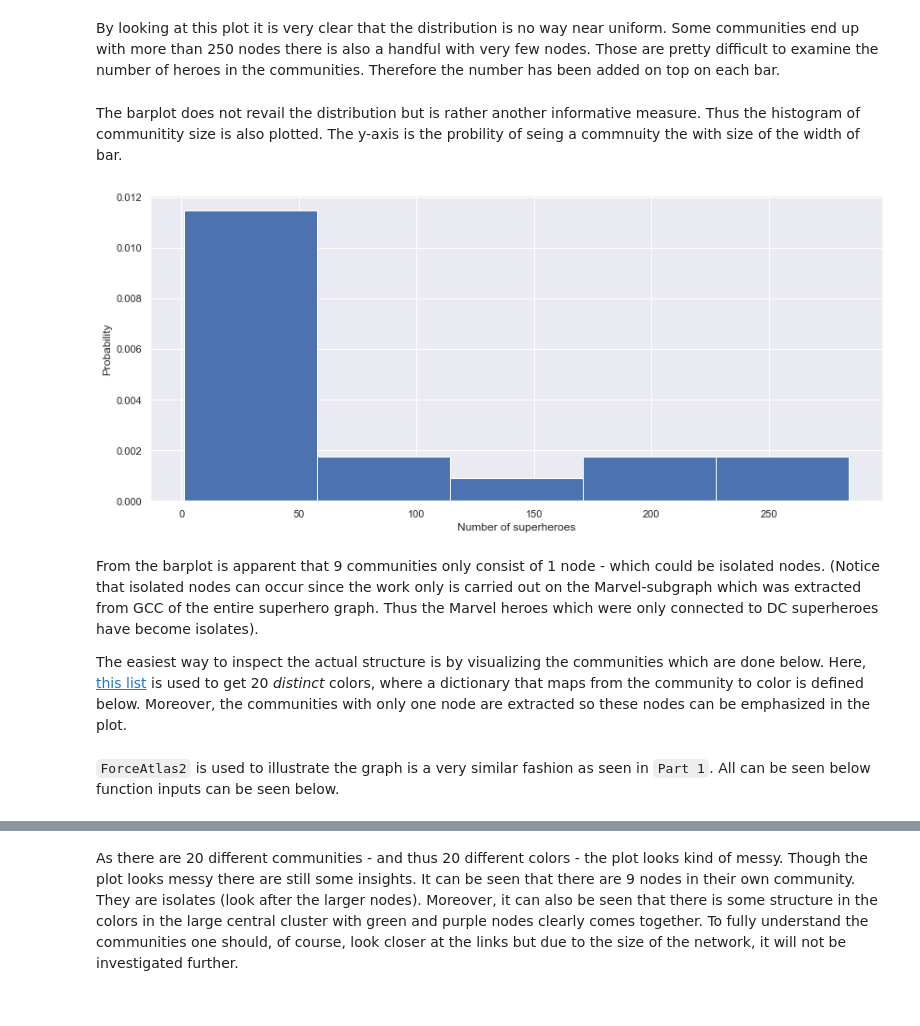
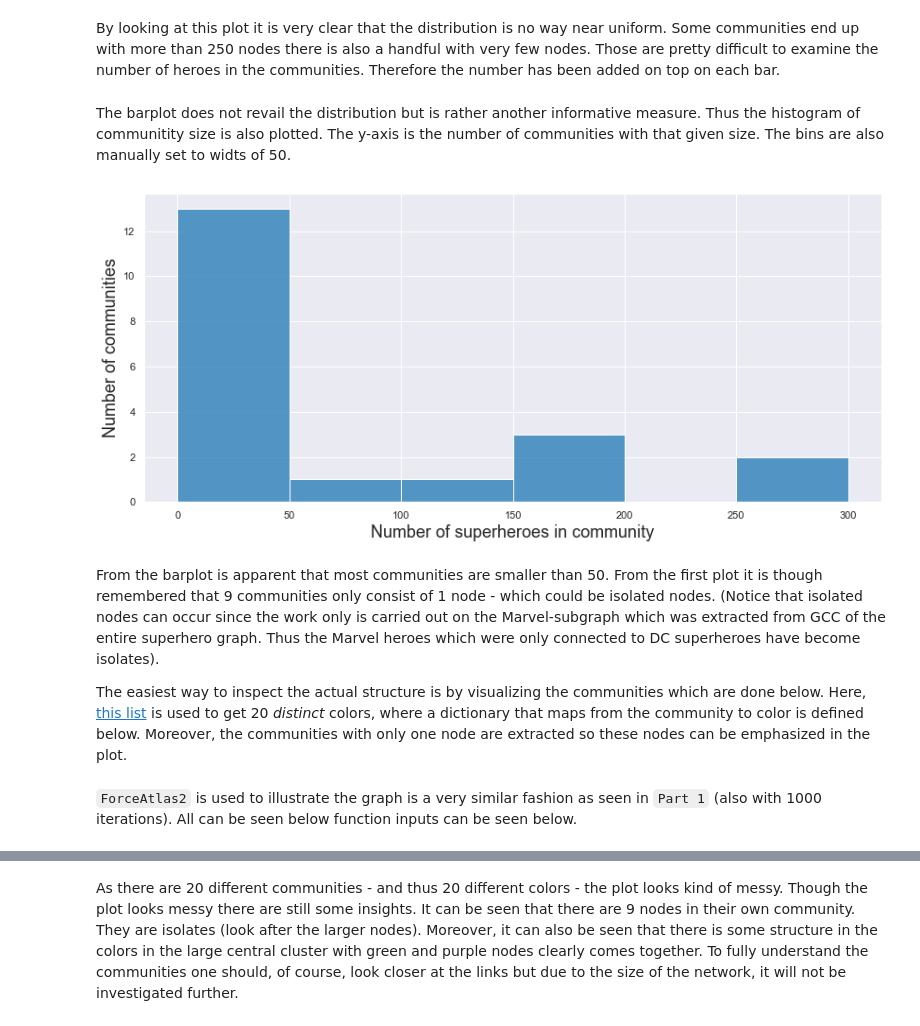
Before and after one commit to idariis/Social-Graphs-Project-E20, a Jupyter notebook: Assignment2/Assignment2.ipynb, the cells around one changed output, grey strips where cells are left out. Saved outputs shown, nothing was run; the diff lists cells and outputs as text; code cells hidden in the pictures.

```diff
--- a/Assignment2/Assignment2.ipynb
+++ b/Assignment2/Assignment2.ipynb
@@ -533,7 +566,8 @@ communitiesMarvel
 # %% [markdown]
 Now, this dictionary is *reversed* so it is possible to easily find the nodes, i.e. superheroes, that belong to a given community. The output is also illustrated:
 # %%
-communities_dict = {c: [k for k,v in communitiesMarvel.items() if v == c]
+# Reverse dict
+communities_dict = {c: [super_hero for super_hero, community in communitiesMarvel.items() if community == c]
                     for c in set(communitiesMarvel.values())}
 
 # Show data structure
@@ -604,17 +640,18 @@ plt.show()
 # %% [markdown]
 By looking at this plot it is very clear that the distribution is no way near uniform. Some communities end up with more than 250 nodes there is also a handful with very few nodes. Those are pretty difficult to examine the number of heroes in the communities. Therefore the number has been added on top on each bar.
 # %% [markdown]
-The barplot does not revail the distribution but is rather another informative measure. Thus the histogram of communitity size is also plotted. The y-axis is the probility of seing a commnuity the with size of the width of bar.
+The barplot does not revail the distribution but is rather another informative measure. Thus the histogram of communitity size is also plotted. The y-axis is the number of communities with that given size. The bins are also manually set to widts of 50.
 # %%
 plt.figure(figsize = (14,6))
-plt.hist([len(com) for com in communities_dict.values()], bins=5, density=True)
-plt.ylabel('Probability')
-plt.xlabel('Number of superheroes');
+sns.histplot([len(com) for com in communities_dict.values()], color = "tab:blue",
+         bins=range(0, int(np.ceil(max([len(com) for com in communities_dict.values()])/50)*50)+50, 50))
+plt.ylabel('Number of communities', fontsize = 18)
+plt.xlabel('Number of superheroes in community', fontsize = 18);
 plt.show()
 # %% [output]
-[figure, old version]
+[figure, new version]
 # %% [markdown]
-From the barplot is apparent that 9 communities only consist of 1 node -  which could be isolated nodes.  (Notice that isolated nodes can occur since the work only is carried out on the Marvel-subgraph which was extracted from GCC of the entire superhero graph. Thus the Marvel heroes which were only connected to DC superheroes have become isolates).
+From the barplot is apparent that most communities are smaller than 50. From the first plot it is though remembered that 9 communities only consist of 1 node -  which could be isolated nodes. (Notice that isolated nodes can occur since the work only is carried out on the Marvel-subgraph which was extracted from GCC of the entire superhero graph. Thus the Marvel heroes which were only connected to DC superheroes have become isolates).
 
 The easiest way to inspect the actual structure is by visualizing the communities which are done below. Here, [this list](https://sashamaps.net/docs/resources/20-colors/) is used to get 20 *distinct* colors, where a dictionary that maps from the community to color is defined below. Moreover, the communities with only one node are extracted so these nodes can be emphasized in the plot.
 # %%
@@ -629,7 +666,7 @@ color_dict = {
 # Communities with only one node
 single_coms = [k for k,v in communities_dict.items() if len(v) == 1]
 # %% [markdown]
-`ForceAtlas2` is used to illustrate the graph is a very similar fashion as seen in `Part 1`. All can be seen below function inputs can be seen below.
+`ForceAtlas2` is used to illustrate the graph is a very similar fashion as seen in `Part 1` (also with 1000 iterations). All can be seen below function inputs can be seen below.
 # %%
 forceatlas2 = ForceAtlas2(
     # Behavior alternatives
```
Also changed, not shown: parts of 71 cells of this notebook.
